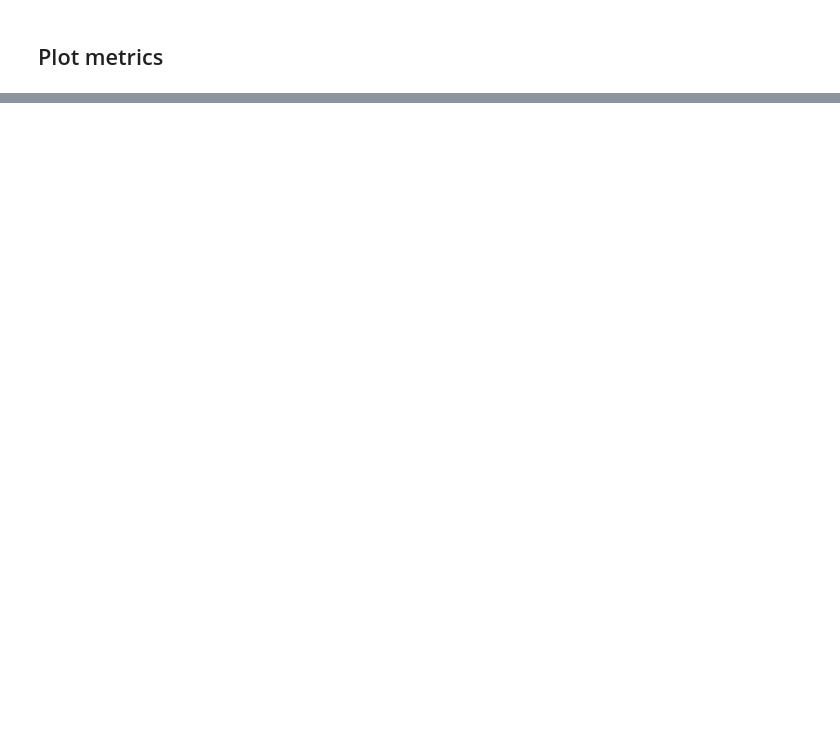
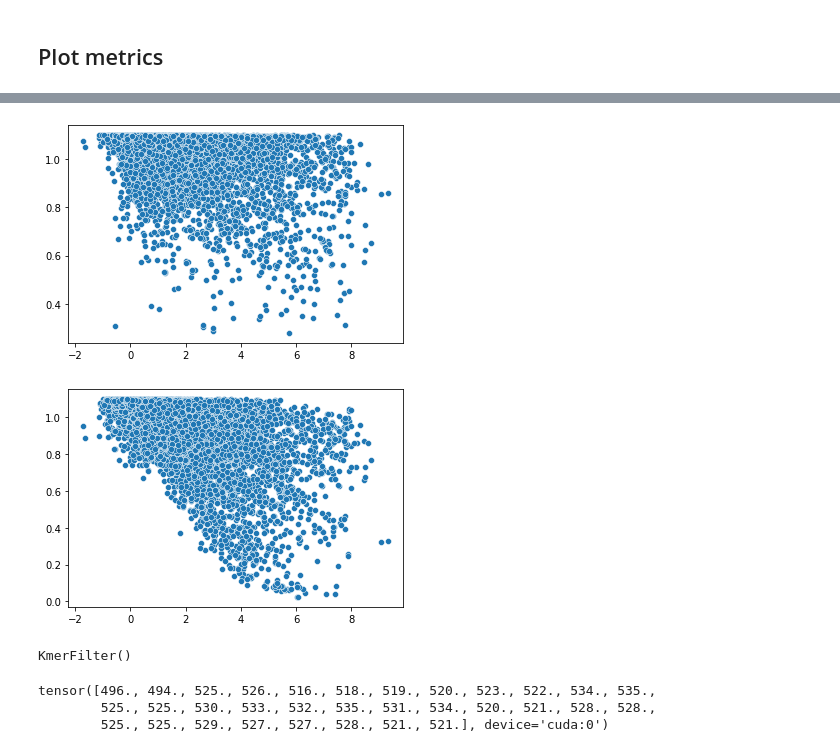
Before and after one commit to sjgosai/boda2, a Jupyter notebook: analysis/SG004__AIPU_setup/load_stashed_models.ipynb, the cells around one changed output, grey strips where cells are left out. Saved outputs shown, nothing was run; the diff lists cells and outputs as text; code cells hidden in the pictures; blank space fills up the shorter version.

```diff
--- a/analysis/SG004__AIPU_setup/load_stashed_models.ipynb
+++ b/analysis/SG004__AIPU_setup/load_stashed_models.ipynb
@@ -235,0 +280,7 @@ Spearmans: [0.4544907740020529, 0.4747866731600376, 0.5142890702780937], average
+# %%
+train_truths, train_preds = get_predictions(my_model, datamodule, dataset='chr_train')
+val_truths, val_preds = get_predictions(my_model, datamodule, dataset='chr_val')
+get_scatterplots(train_truths, train_preds)
+get_scatterplots(val_truths, val_preds)
+get_specificity_corr(torch.tensor(train_truths), torch.tensor(train_preds), specificity_fn=boda.graph.utils.shannon_entropy)
+get_specificity_corr(torch.tensor(val_truths), torch.tensor(val_preds), specificity_fn=boda.graph.utils.shannon_entropy)
@@ -235,0 +312,8 @@ Spearmans: [0.4544907740020529, 0.4747866731600376, 0.5142890702780937], average
+# %%
+sns.scatterplot( torch.tensor(val_truths).max(1)[0], boda.graph.utils.shannon_entropy(torch.tensor(val_preds)) )
+plt.show()
+sns.scatterplot( torch.tensor(val_truths).max(1)[0], boda.graph.utils.shannon_entropy(torch.tensor(val_truths)) )
+plt.show()
+# %% [output]
+[figure, added]
+[figure, added]
@@ -235,0 +322,5 @@ Spearmans: [0.4544907740020529, 0.4747866731600376, 0.5142890702780937], average
+# %%
+sixmers = KmerFilter(6)
+sixmers.cuda()
+# %% [output]
+KmerFilter()
@@ -235,0 +331,6 @@ Spearmans: [0.4544907740020529, 0.4747866731600376, 0.5142890702780937], average
+# %%
+res.max(dim=2)[0].sum(dim=1)
+# %% [output]
+tensor([496., 494., 525., 526., 516., 518., 519., 520., 523., 522., 534., 535.,
+        525., 525., 530., 533., 532., 535., 531., 534., 520., 521., 528., 528.,
+        525., 525., 529., 527., 527., 528., 521., 521.], device='cuda:0')
```
Also changed, not shown: parts of 16 cells of this notebook.
